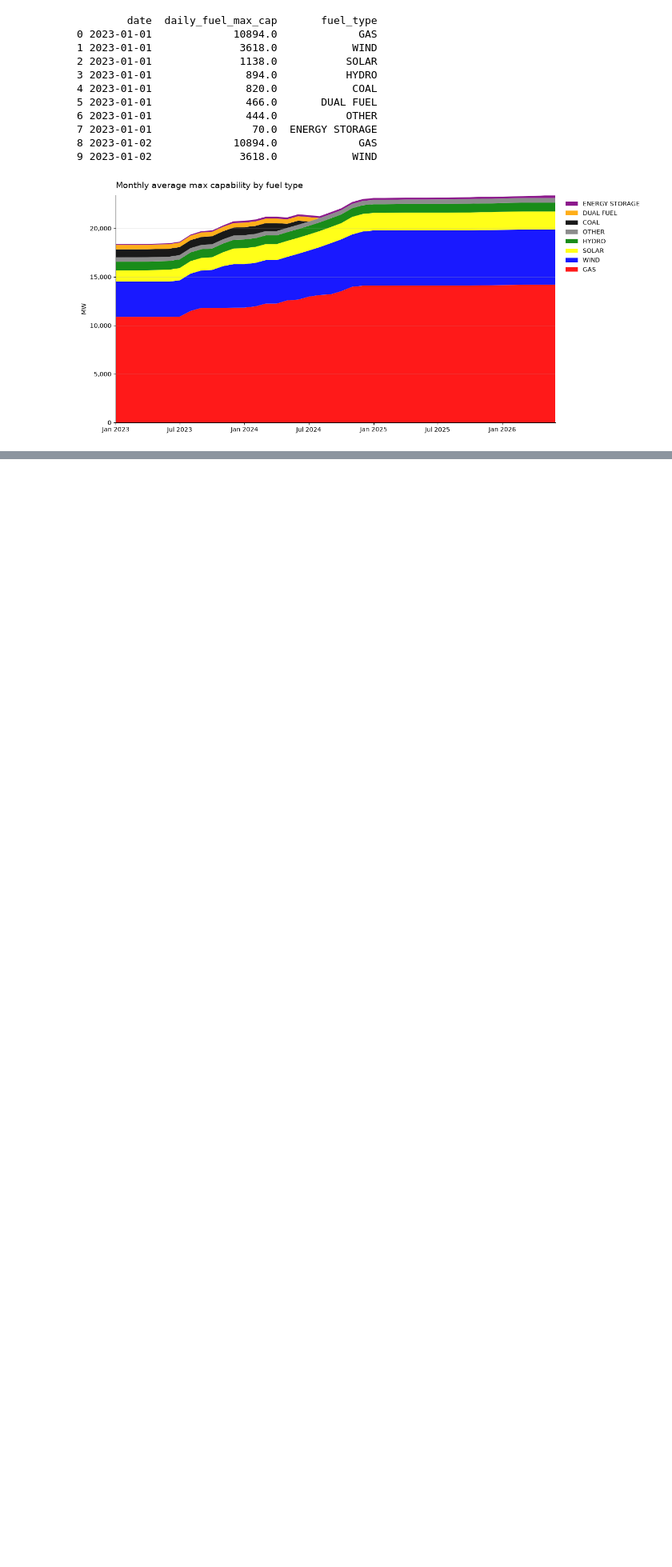
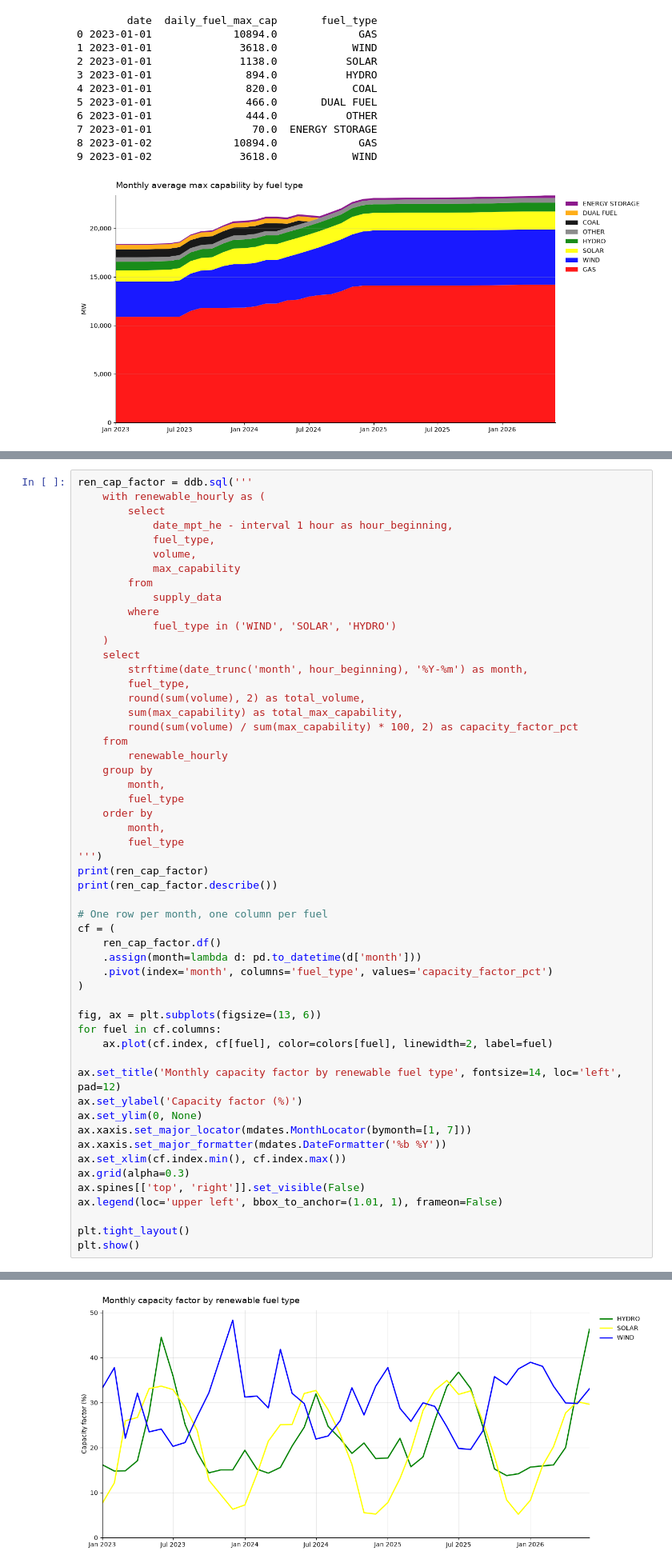
Before and after one commit to rchlmlngt/Alberta-Power-Market-Analysis, a Jupyter notebook: Supply_Analysis.ipynb, the cells around one changed output, grey strips where cells are left out. Shown at 80% size. Drawn from its saved outputs; the diff is of its cells as text; blank space fills up the shorter version.

```diff
--- a/Supply_Analysis.ipynb
+++ b/Supply_Analysis.ipynb
@@ -166,0 +263,55 @@ plt.show()
+# %%
+ren_cap_factor = ddb.sql('''
+    with renewable_hourly as (
+        select
+            date_mpt_he - interval 1 hour as hour_beginning,
+            fuel_type,
+            volume,
+            max_capability
+        from
+            supply_data
+        where
+            fuel_type in ('WIND', 'SOLAR', 'HYDRO')
+    )
+    select
+        strftime(date_trunc('month', hour_beginning), '%Y-%m') as month,
+        fuel_type,
+        round(sum(volume), 2) as total_volume,
+        sum(max_capability) as total_max_capability,
+        round(sum(volume) / sum(max_capability) * 100, 2) as capacity_factor_pct
+    from
+        renewable_hourly
+    group by
+        month,
+        fuel_type
+    order by
+        month,
+        fuel_type
+''')
+print(ren_cap_factor)
+print(ren_cap_factor.describe())
+
+# One row per month, one column per fuel
+cf = (
+    ren_cap_factor.df()
+    .assign(month=lambda d: pd.to_datetime(d['month']))
+    .pivot(index='month', columns='fuel_type', values='capacity_factor_pct')
+)
+
+fig, ax = plt.subplots(figsize=(13, 6))
+for fuel in cf.columns:
+    ax.plot(cf.index, cf[fuel], color=colors[fuel], linewidth=2, label=fuel)
+
+ax.set_title('Monthly capacity factor by renewable fuel type', fontsize=14, loc='left', pad=12)
+ax.set_ylabel('Capacity factor (%)')
+ax.set_ylim(0, None)
+ax.xaxis.set_major_locator(mdates.MonthLocator(bymonth=[1, 7]))
+ax.xaxis.set_major_formatter(mdates.DateFormatter('%b %Y'))
+ax.set_xlim(cf.index.min(), cf.index.max())
+ax.grid(alpha=0.3)
+ax.spines[['top', 'right']].set_visible(False)
+ax.legend(loc='upper left', bbox_to_anchor=(1.01, 1), frameon=False)
+
+plt.tight_layout()
+plt.show()
+# %% [output]
@@ -166,0 +335 @@ plt.show()
+[figure, added]
```
Also changed, not shown: parts of 8 cells of this notebook.
